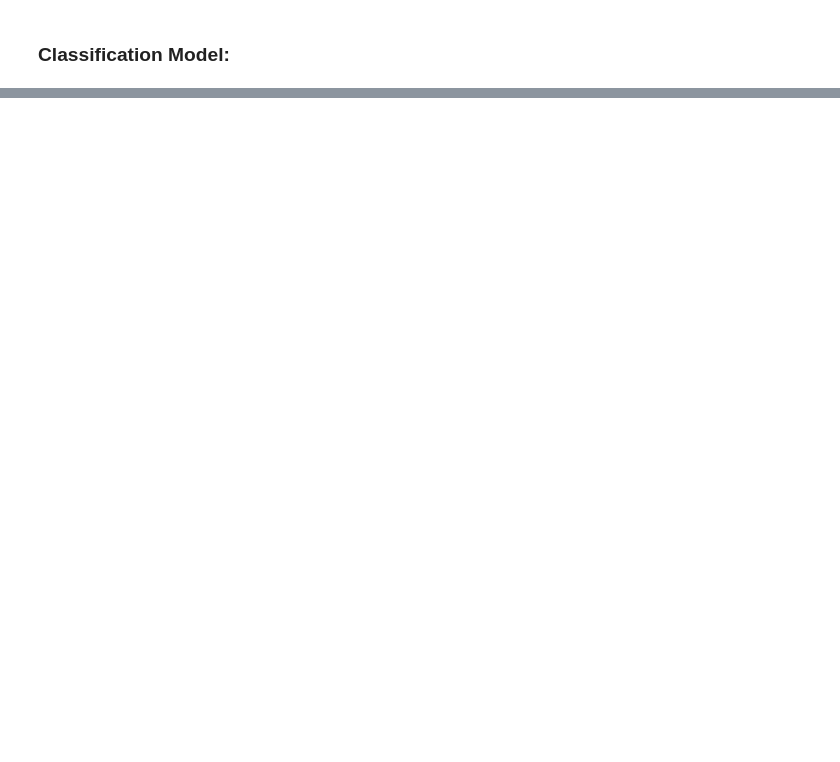
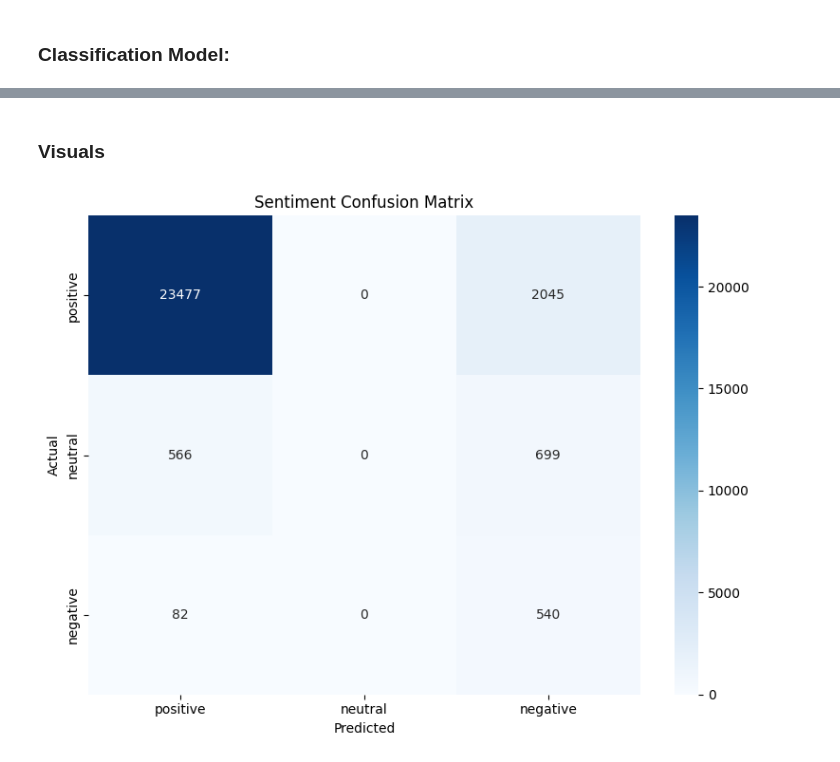
Before and after one commit to plip1e/review-classer, a Jupyter notebook: overview.ipynb, the cells around one changed output, grey strips where cells are left out. Saved outputs shown, nothing was run; the diff lists cells and outputs as text; code cells hidden in the pictures; blank space fills up the shorter version.

```diff
--- a/overview.ipynb
+++ b/overview.ipynb
@@ -94,0 +166,7 @@ revs_df_clean.sample(10)
+# %%
+rand_revs = revs_df_clean[["reviews.title", "reviews.text", "reviews_sentiment"]]
+
+rand_revs['review_input'] = rand_revs['reviews.title'].fillna('').replace(False, '') + '. ' + rand_revs['reviews.text'].fillna('')
+rand_revs['review_input'] = rand_revs['review_input'].str.strip()
+
+rand_revs
@@ -94,0 +197,7 @@ revs_df_clean.sample(10)
+# %%
+# GPU enhanced run
+sentiment = {}
+results = classifier(rand_revs['review_input'].tolist(), batch_size=64)
+
+for text, result in zip(rand_revs['review_input'], results):
+    sentiment[text[:40]] = [result['label'], result['score']]
@@ -94,0 +235,2 @@ revs_df_clean.sample(10)
+# %% [markdown]
+### Visuals
@@ -94,0 +243,23 @@ revs_df_clean.sample(10)
+# %%
+from sklearn.metrics import confusion_matrix
+import seaborn as sns
+import matplotlib.pyplot as plt
+
+# get predicted labels (normalize to match your mapped labels)
+label_map = {'positive': 'positive', 'negative': 'negative', 'neutral': 'neutral'}
+predicted = [label_map[r['label'].lower()] for r in results]
+actual = revs_df_clean['reviews_sentiment'].tolist()
+
+labels = ['positive', 'neutral', 'negative']
+cm = confusion_matrix(actual, predicted, labels=labels)
+
+plt.figure(figsize=(8, 6))
+sns.heatmap(cm, annot=True, fmt='d', cmap='Blues',
+            xticklabels=labels, yticklabels=labels)
+plt.xlabel('Predicted')
+plt.ylabel('Actual')
+plt.title('Sentiment Confusion Matrix')
+plt.tight_layout()
+plt.show()
+# %% [output]
+[figure, added]
```
Also changed, not shown: parts of 9 cells of this notebook.
